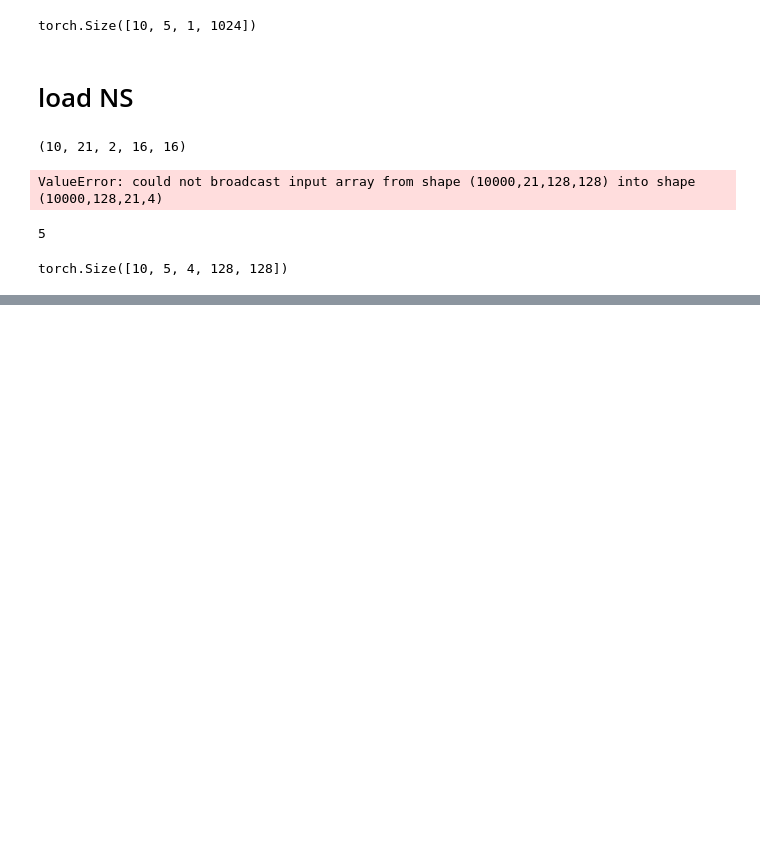
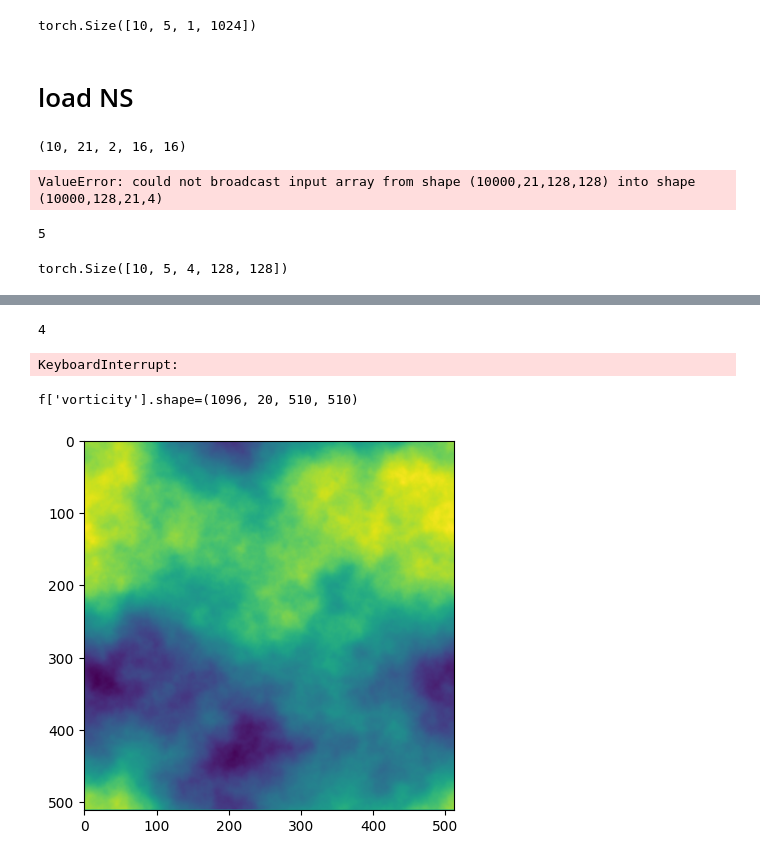
Before and after one commit to msakarvadia/operator_aliasing, a Jupyter notebook: notebooks/PDEBench_data.ipynb, the cells around one changed output, grey strips where cells are left out. Cells and saved outputs as stored; diff of their text form; code cells hidden in the pictures; blank space fills up the shorter version.

```diff
--- a/notebooks/PDEBench_data.ipynb
+++ b/notebooks/PDEBench_data.ipynb
@@ -3923,0 +3998,36 @@ with h5py.File(root_path, 'r') as f:
+# %%
+# there only 4 data points for each of 250 files
+# compress # of time steps
+root_path = "/pscratch/sd/m/mansisak/PDEBench/pdebench_data/2D/NS_incom/ns_incom_inhom_2d_512-103.h5"
+with h5py.File(root_path, 'r') as f:
+    keys = list(f.keys())
+    keys.sort()
+    print(keys)
+
+    print(f['velocity'].shape)
+    print(f["force"].shape)
+
+    Vx = f['velocity'][:, ::50, :, :, 0]
+    Vy = f['velocity'][:, ::50, :, :, 1]
+
+    Fx = f['force'][..., 0]
+    Fy = f['force'][..., 1]
+    print(f'{Vx.shape}')
+    Vx_dx = finite_difference_2d(Vx, d=1, axis="dx")
+
+    print(Vx_dx.shape)
+
+    vorticity = curl(Vx, Vy)
+    print(f"{vorticity.shape=}")
+
+    force_curl = curl(Fx, Fy)
+
+    laplacian_vel = laplacian(vorticity)
+    print(f"{laplacian_vel.shape=}")
+    # do we just add the forces up for X and Y??
+
+    viscosity = 0.01
+    print(f"{Vx.shape=}, {Vy.shape=}, {vorticity.shape=}, {force_curl.shape=}")
+    pde_loss = incomp_NS_FDM(Vx[...,1:-1, 1:-1], Vy[...,1:-1, 1:-1], vorticity, viscosity, force_curl)
+    print(pde_loss.shape)
+    # Another question: PINO uses spectral derivative on Vorticity -- I assume that no longer works for us either?
@@ -3923,0 +4052,40 @@ with h5py.File(root_path, 'r') as f:
+# %%
+with h5py.File('/pscratch/sd/m/mansisak/PDEBench/pdebench_data/2D/NS_incom/full_data_merge.h5',mode='w') as h5fw:
+    row1 = 0
+
+    h5fw.require_dataset('Vx', dtype="f",  shape=(1096,20,510,510), maxshape=(1096,20,510,510) )
+    h5fw.require_dataset('Vy', dtype="f",  shape=(1096,20,510,510), maxshape=(1096,20,510,510) )
+    h5fw.require_dataset('vorticity', dtype="f",  shape=(1096,20,510,510), maxshape=(1096,20,510,510) )
+    h5fw.require_dataset('force_curl', dtype="f",  shape=(1096,510,510), maxshape=(1096,510,510) )
+    for h5name in glob.glob('/pscratch/sd/m/mansisak/PDEBench/pdebench_data/2D/NS_incom/ns_incom_inhom_2d_512*.h5'):
+        h5fr = h5py.File(h5name,'r')
+        Vx = h5fr['velocity'][:,::50,:,:,0] # bs, time, x, y, 2(x,y vel)
+        Vy = h5fr['velocity'][:,::50,:,:,1] # bs, time, x, y, 2(x,y vel)
+        Fx = h5fr['force'][...,0] # bs, x, y, 2(x,y force)
+        Fy = h5fr['force'][...,1] # bs, x, y, 2(x,y force)
+        vorticity = curl(Vx, Vy)
+        force_curl = curl(Fx, Fy)
+
+        batch_size = Vx.shape[0]
+
+        h5fw['Vx'][row1:row1+batch_size,...] = Vx[:,...,1:-1, 1:-1]
+        h5fw['Vy'][row1:row1+batch_size,...] = Vy[:,...,1:-1, 1:-1]
+        h5fw['vorticity'][row1:row1+batch_size,...] = vorticity[:,...]
+        h5fw['force_curl'][row1:row1+batch_size,...] = force_curl[:,...]
+
+        row1 += batch_size
+        print(row1)
+        if row1 > 15:
+            break
+# %% [output]
+4
+KeyboardInterrupt:
+# %%
+# check full_data_merge
+with h5py.File('/pscratch/sd/m/mansisak/PDEBench/pdebench_data/2D/NS_incom/full_data_merge.h5', 'r') as f:
+    print(f"{f['vorticity'].shape=}")
+    vort = torch.tensor(f['vorticity'], dtype=torch.float32)
+    plt.imshow(f['Vx'][16,0,:,:])
+# %% [output]
+f['vorticity'].shape=(1096, 20, 510, 510)
+[figure, added]
```
Also changed, not shown: parts of 7 cells of this notebook, 1 other file.
